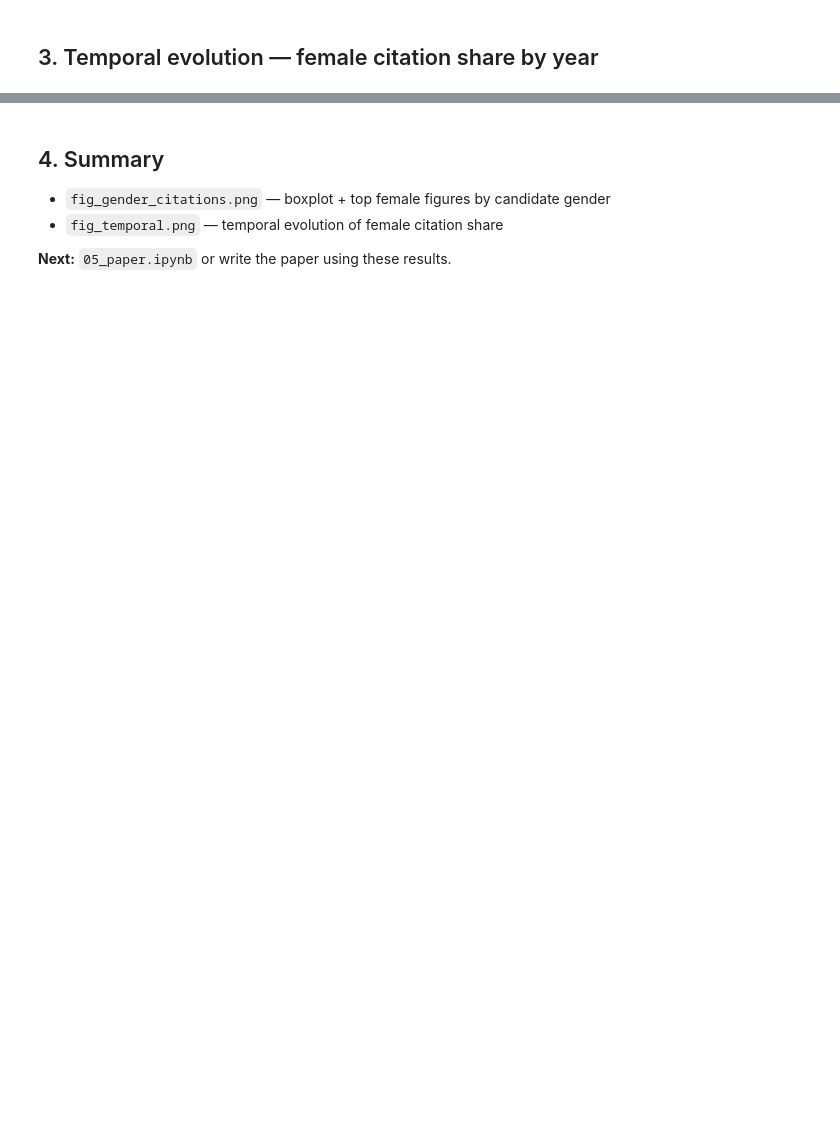
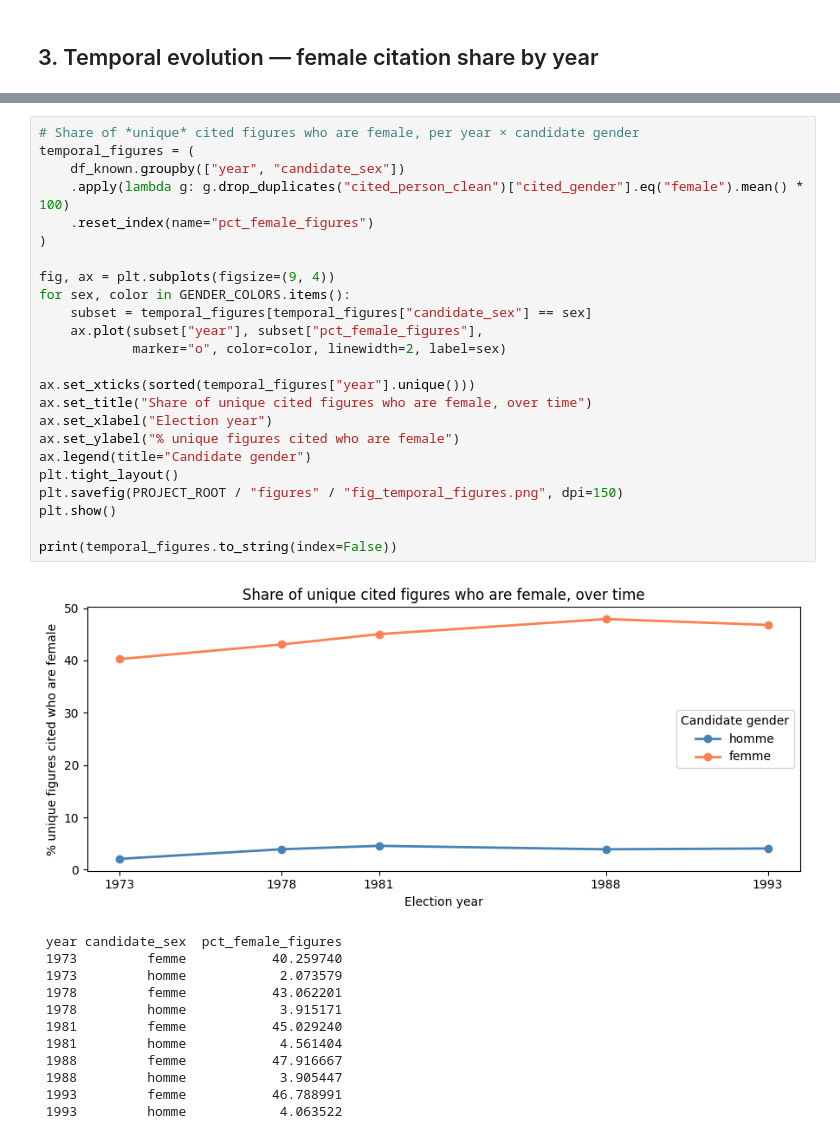
Before and after one commit to AnahiRM/NER_gender, a Jupyter notebook: notebooks/04_analysis.ipynb, the cells around one changed output, grey strips where cells are left out. Cells and saved outputs as stored; diff of their text form; blank space fills up the shorter version.

```diff
--- a/notebooks/04_analysis.ipynb
+++ b/notebooks/04_analysis.ipynb
@@ -265,10 +328,40 @@ print(temporal.to_string(index=False))
  1988         homme          2.033347
  1993         femme         45.438596
  1993         homme          3.529783
-# %% [markdown]
-## 4. Summary
-
-- `fig_gender_citations.png` — boxplot + top female figures by candidate gender
-- `fig_temporal.png` — temporal evolution of female citation share
-
-**Next:** `05_paper.ipynb` or write the paper using these results.
+# %%
+# Share of *unique* cited figures who are female, per year × candidate gender
+temporal_figures = (
+    df_known.groupby(["year", "candidate_sex"])
+    .apply(lambda g: g.drop_duplicates("cited_person_clean")["cited_gender"].eq("female").mean() * 100)
+    .reset_index(name="pct_female_figures")
+)
+
+fig, ax = plt.subplots(figsize=(9, 4))
+for sex, color in GENDER_COLORS.items():
+    subset = temporal_figures[temporal_figures["candidate_sex"] == sex]
+    ax.plot(subset["year"], subset["pct_female_figures"],
+            marker="o", color=color, linewidth=2, label=sex)
+
+ax.set_xticks(sorted(temporal_figures["year"].unique()))
+ax.set_title("Share of unique cited figures who are female, over time")
+ax.set_xlabel("Election year")
+ax.set_ylabel("% unique figures cited who are female")
+ax.legend(title="Candidate gender")
+plt.tight_layout()
+plt.savefig(PROJECT_ROOT / "figures" / "fig_temporal_figures.png", dpi=150)
+plt.show()
+
+print(temporal_figures.to_string(index=False))
+# %% [output]
+[figure, added]
+ year candidate_sex  pct_female_figures
+ 1973         femme           40.259740
+ 1973         homme            2.073579
+ 1978         femme           43.062201
+ 1978         homme            3.915171
+ 1981         femme           45.029240
+ 1981         homme            4.561404
+ 1988         femme           47.916667
+ 1988         homme            3.905447
+ 1993         femme           46.788991
+ 1993         homme            4.063522
```
Also changed, not shown: parts of 12 cells of this notebook, 15 other files.
